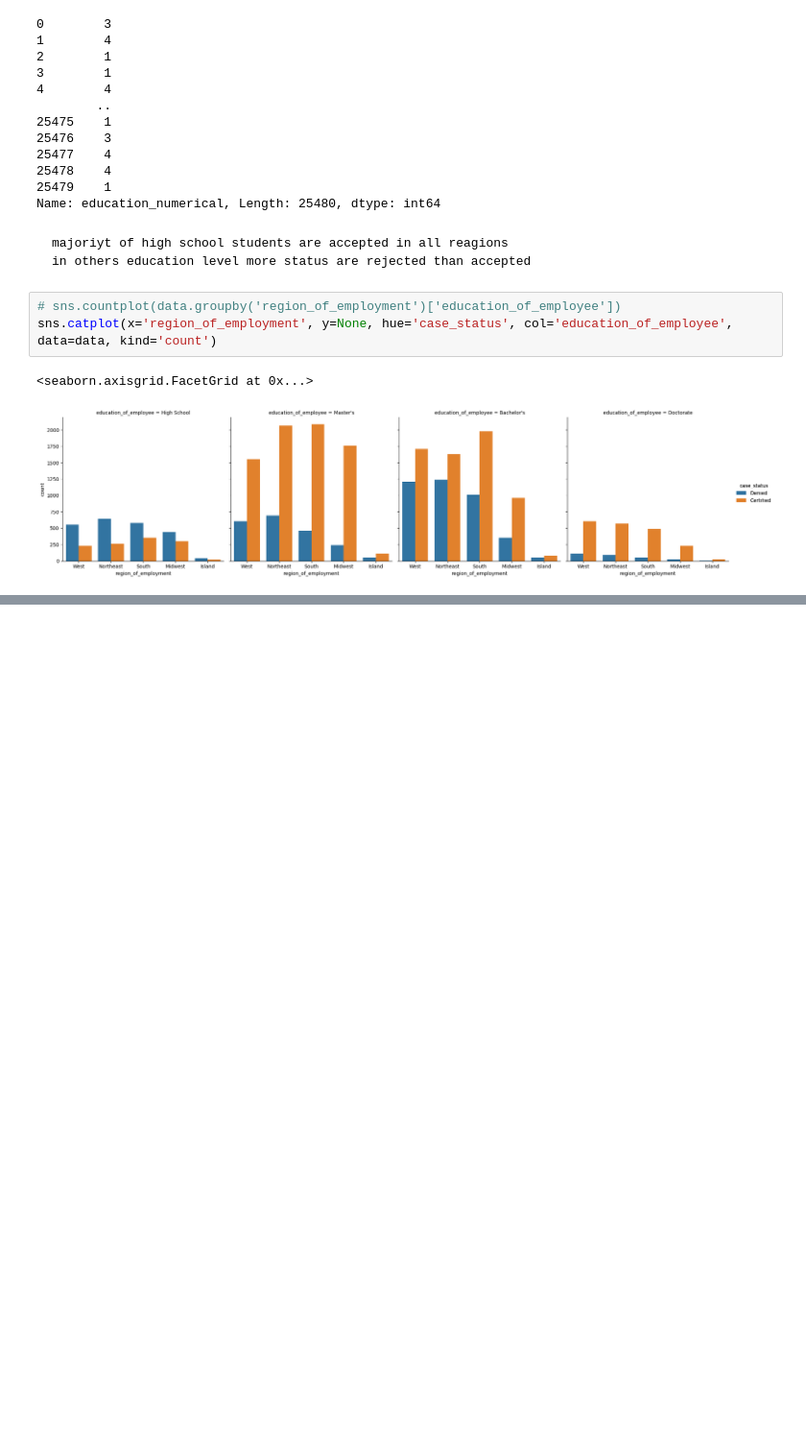
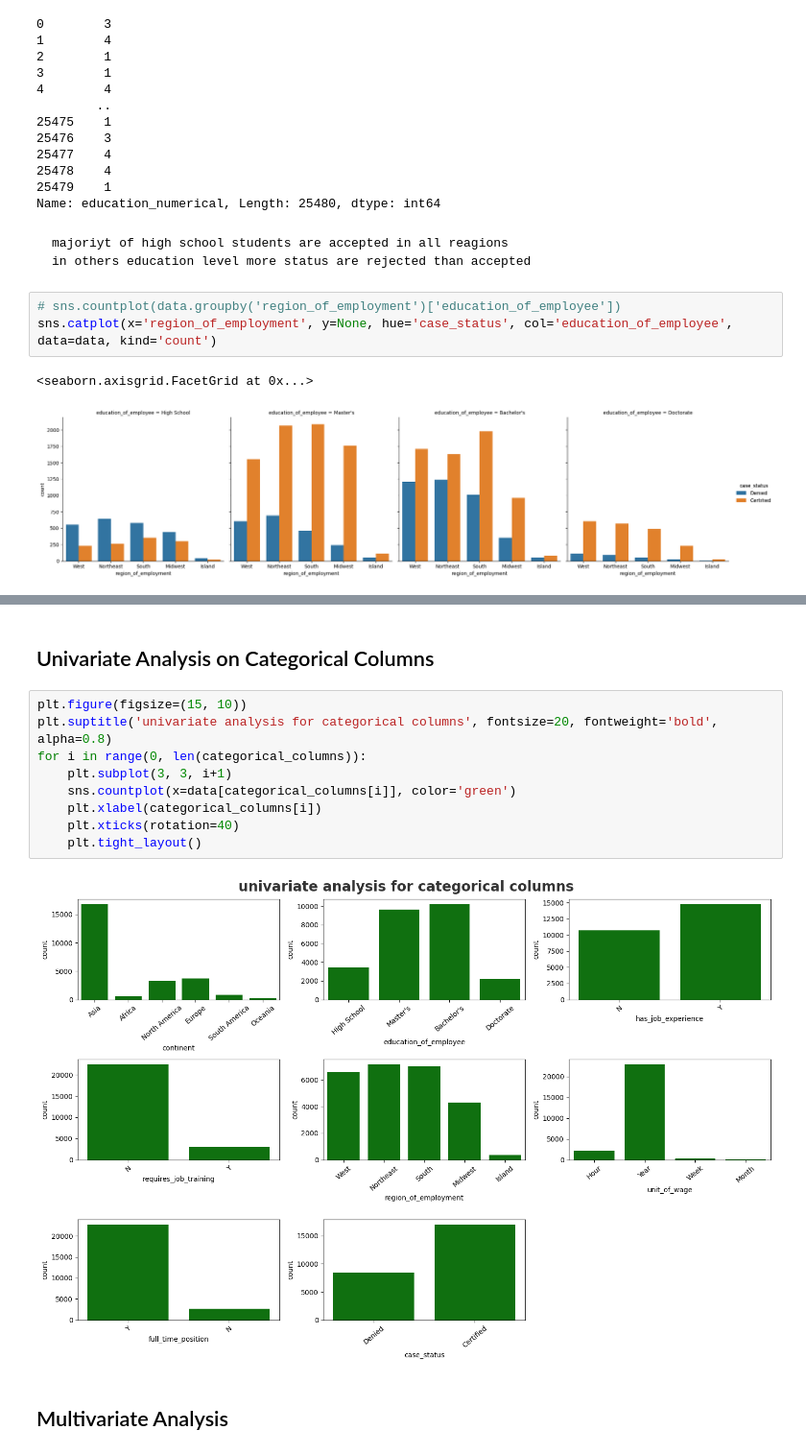
Before and after one commit to Lomesh2000/ML-Project-END-to-END, a Jupyter notebook: notebook/EDA.ipynb, the cells around one changed output, grey strips where cells are left out. Shown at 96% size. Saved outputs shown, nothing was run; the diff lists cells and outputs as text; blank space fills up the shorter version.

```diff
--- a/notebook/EDA.ipynb
+++ b/notebook/EDA.ipynb
@@ -128,0 +181,15 @@ sns.catplot(x='region_of_employment', y=None, hue='case_status', col='education_
+# %% [markdown]
+## Univariate Analysis on Categorical Columns
+# %%
+plt.figure(figsize=(15, 10))
+plt.suptitle('univariate analysis for categorical columns', fontsize=20, fontweight='bold', alpha=0.8)
+for i in range(0, len(categorical_columns)):
+    plt.subplot(3, 3, i+1)
+    sns.countplot(x=data[categorical_columns[i]], color='green')
+    plt.xlabel(categorical_columns[i])
+    plt.xticks(rotation=40)
+    plt.tight_layout()
+# %% [output]
+[figure, added]
+# %% [markdown]
+## Multivariate Analysis
```
Also changed, not shown: parts of 17 cells of this notebook, 3 other files.
